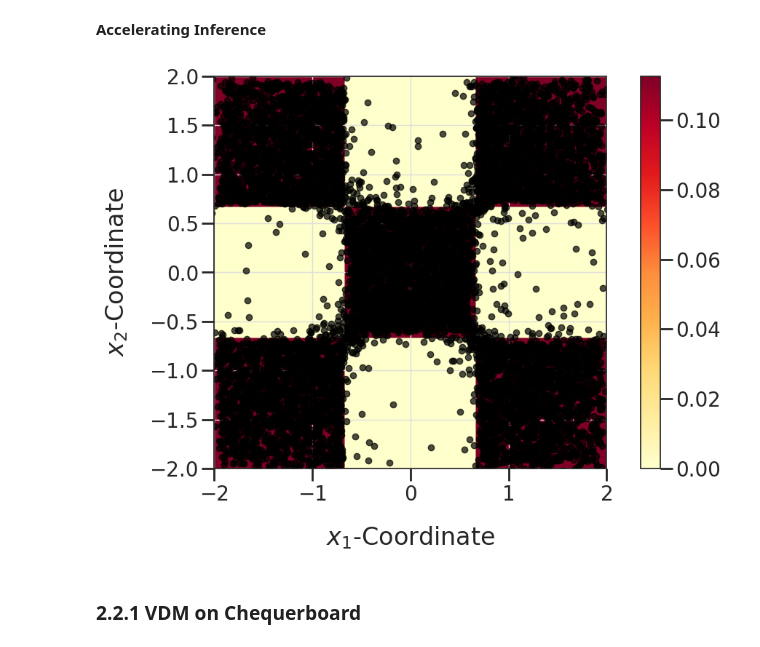
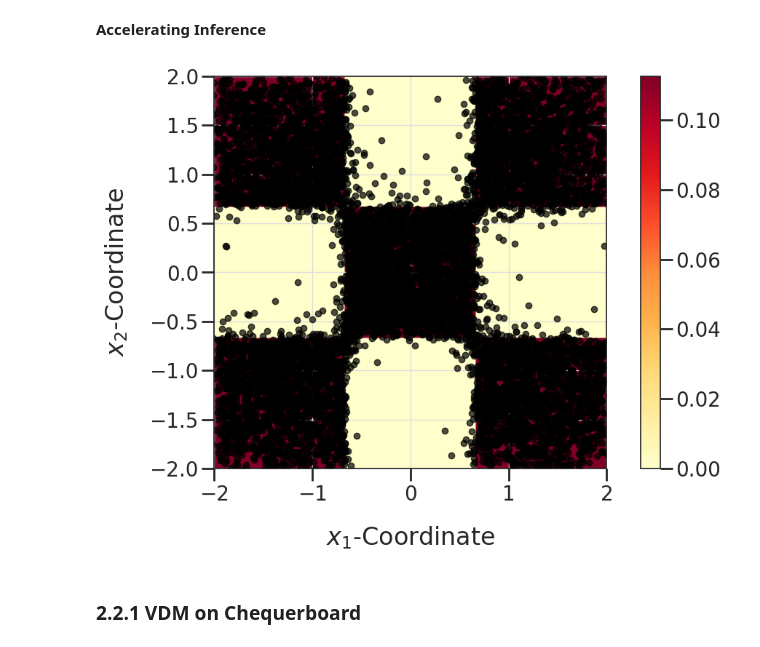
Before and after one commit to zuvale/ggdl_self_learn, a Jupyter notebook: experiments/diffusion.ipynb, the cells around one changed output. Drawn from its saved outputs; the diff is of its cells as text; code cells hidden in the pictures.

Commit message:
🚧✨ improved DDIM sampling with log SNR timestep scaling

```diff
--- a/experiments/diffusion.ipynb
+++ b/experiments/diffusion.ipynb
@@ -1240,7 +1286,9 @@ model.load_state_dict(torch.load(
 ))
 with torch.no_grad():
     model.eval()
-    samples_all = model.sample((10000,), n_steps=25, start_time=1, show_path=True)
+    samples_all = model.sample(
+        (10000,), n_steps=15, start_time=1, spacing="logsnr", show_path=True
+    )
     samples_all = samples_all.detach().cpu().numpy()
 
 coordinates = [
@@ -1280,7 +1328,9 @@ gamma_hidden = 256
 model = DiffusionEpsilonParam(
     GaussianBase((x_sample_size,)),
     LearnableLinearSchedule(
-        n_timesteps, LinearMonotonicNetwork(1, gamma_hidden)),
+        n_timesteps, LinearMonotonicNetwork(1, gamma_hidden),
+        gamma_limits=(-0.1, 0.1)
+    ),
     MLPTimeDependent(
         n_timesteps, embedding_size,
         x_sample_size, x_sample_size, [64]*4,
@@ -1474,35 +1524,37 @@ model.load_state_dict(torch.load(
     map_location=torch.device(DEVICE)
 ))
 with torch.no_grad():
     model.eval()
-    samples_all = model.sample((10000,), n_steps=10, start_time=1, show_path=True)
+    samples_all = model.sample(
+        (10000,), n_steps=15, start_time=1, spacing="logsnr", show_path=True
+    )
     samples_all = samples_all.detach().cpu().numpy()
 
 coordinates = [
     [[x,y] for x in np.linspace(*toy.xlim, 1000)]
     for y in np.linspace(*toy.ylim, 1000)
 ]
 prob = torch.exp(toy().log_prob(torch.tensor(coordinates)))
 
 fig, ax = plt.subplots(1, 1, figsize=(12, 7))
 
 im = ax.imshow(
     prob, extent=[toy.xlim[0], toy.xlim[1], toy.ylim[0], toy.ylim[1]],
     origin='lower', cmap='YlOrRd'
 )
 
 ax.scatter(
     samples_all[-1, :, 0], samples_all[-1, :, 1], alpha=0.7, color="black")
 ax.set_xlim(toy.xlim)
 ax.set_ylim(toy.ylim)
 ax.set_aspect('equal')
 fig.colorbar(im)
 ax.set_xlabel("$x_1$-Coordinate", labelpad=20)
 ax.set_ylabel("$x_2$-Coordinate", labelpad=20)
 
 plt.show()
 # %% [output]
-[figure, old version]
+[figure, new version]
 # %% [markdown]
 ### 2.2.1 VDM on Chequerboard
 # %%
```
Also changed, not shown: parts of 6 cells of this notebook, 3 other files.
